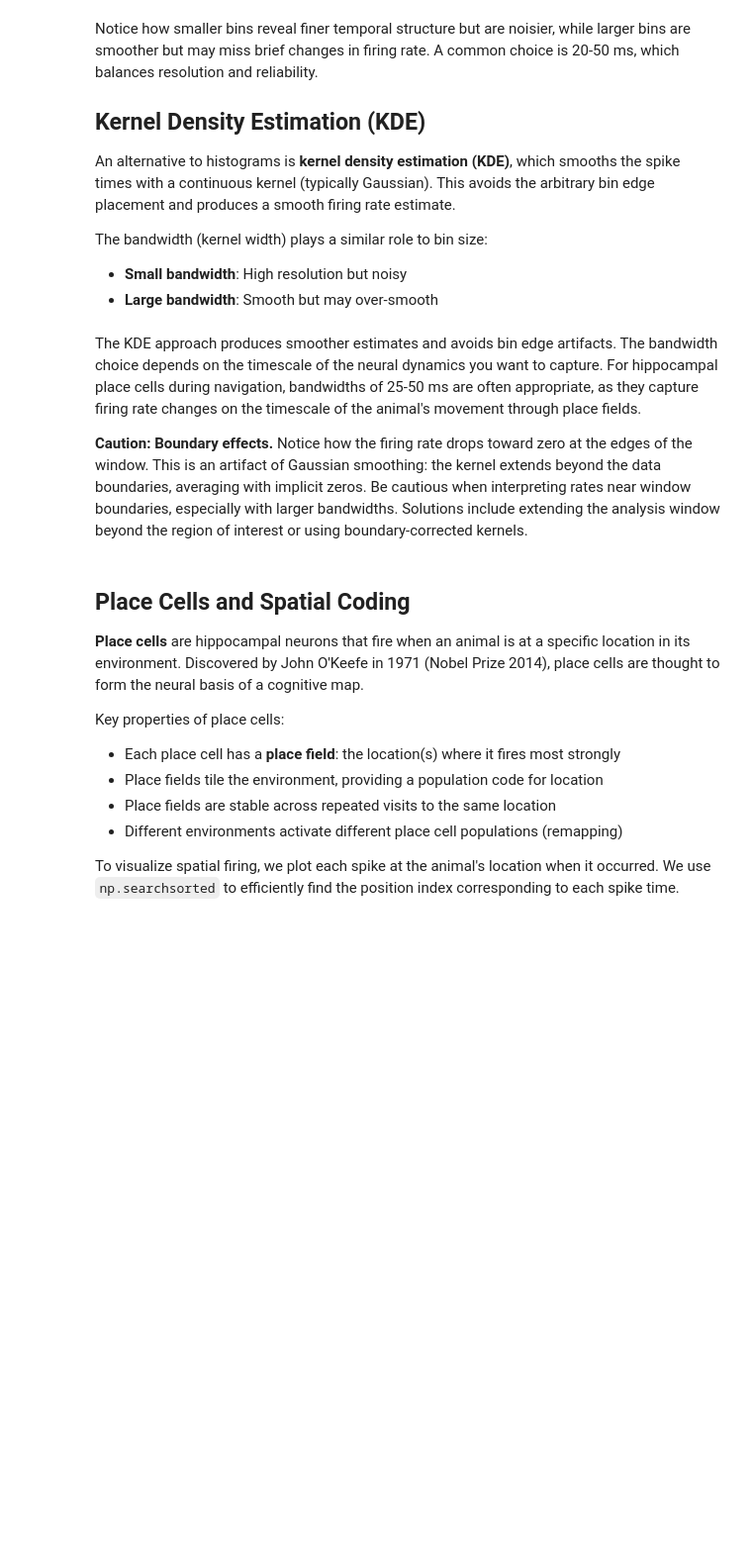
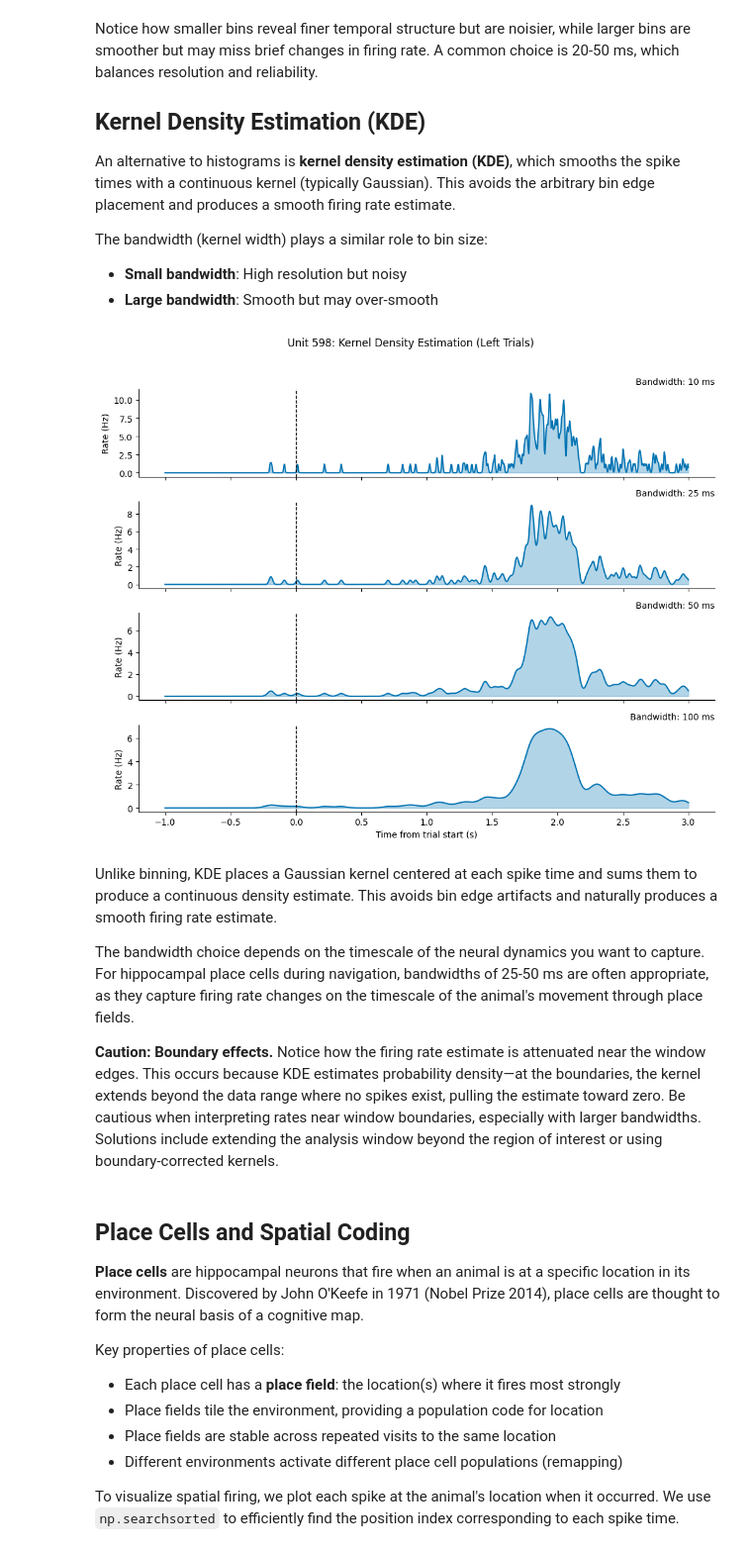
Before and after one commit to edeno/ncbs-neural-circuits-navigation, a Jupyter notebook: notebooks/02-spike-stimulus-analysis.ipynb, the cells around one changed output. Shown at 99% size. Cells and saved outputs as stored; diff of their text form; code cells hidden in the pictures; blank space fills up the shorter version.

```diff
--- a/notebooks/02-spike-stimulus-analysis.ipynb
+++ b/notebooks/02-spike-stimulus-analysis.ipynb
@@ -476,54 +478,60 @@ The bandwidth (kernel width) plays a similar role to bin size:
 - **Small bandwidth**: High resolution but noisy
 - **Large bandwidth**: Smooth but may over-smooth
 # %%
-# Create a fine-resolution spike density function
-fine_bin_size = 0.001  # 1 ms bins for high resolution
-fine_bins = np.arange(psth_window[0], psth_window[1] + fine_bin_size, fine_bin_size)
-fine_centers = fine_bins[:-1] + fine_bin_size / 2
+# Pool all spikes from left trials for KDE
+all_left_spikes = np.concatenate(left_aligned)
 
-# Compute spike counts at fine resolution
-fine_counts = np.zeros(len(fine_bins) - 1)
-for spikes in left_aligned:
-    fine_counts += np.histogram(spikes, bins=fine_bins)[0]
+# Create evaluation points for the KDE
+eval_points = np.linspace(psth_window[0], psth_window[1], 1000)
 
-# Convert to firing rate
-fine_rate = fine_counts / len(left_aligned) / fine_bin_size
-
-# Apply Gaussian smoothing with different bandwidths
+# Compare different bandwidths
 bandwidths_ms = [10, 25, 50, 100]  # in milliseconds
 
 fig, axes = plt.subplots(len(bandwidths_ms), 1, figsize=(10, 8), sharex=True)
 
 for ax, bw_ms in zip(axes, bandwidths_ms):
-    # Convert bandwidth from ms to bins (sigma in bins)
-    sigma_bins = (bw_ms / 1000) / fine_bin_size
-    smoothed_rate = gaussian_filter1d(fine_rate, sigma=sigma_bins)
+    # Convert bandwidth from ms to seconds
+    bw_sec = bw_ms / 1000
 
-    ax.fill_between(fine_centers, smoothed_rate, alpha=0.3, color=LEFT_COLOR)
-    ax.plot(fine_centers, smoothed_rate, color=LEFT_COLOR, linewidth=1.5)
+    # Fit KDE with specified bandwidth (bw_method is the standard deviation)
+    kde = gaussian_kde(all_left_spikes, bw_method=bw_sec)
+
+    # Evaluate the density at our points
+    # KDE returns probability density; multiply by total spike count and divide
+    # by number of trials to get average firing rate (spikes/second/trial)
+    density = kde(eval_points)
+    firing_rate = density * len(all_left_spikes) / len(left_aligned)
+
+    ax.fill_between(eval_points, firing_rate, alpha=0.3, color=LEFT_COLOR)
+    ax.plot(eval_points, firing_rate, color=LEFT_COLOR, linewidth=1.5)
     ax.axvline(0, color="black", linestyle="--", linewidth=1)
     ax.set_ylabel("Rate (Hz)")
     ax.set_title(f"Bandwidth: {bw_ms} ms", loc="right", fontsize=10)
     ax.spines[["top", "right"]].set_visible(False)
 
 axes[-1].set_xlabel("Time from trial start (s)")
 fig.suptitle(f"Unit {unit_idx}: Kernel Density Estimation (Left Trials)", y=1.02)
 
 plt.tight_layout()
 plt.show()
+# %% [output]
+[figure, added]
 # %% [markdown]
-The KDE approach produces smoother estimates and avoids bin edge artifacts.
+Unlike binning, KDE places a Gaussian kernel centered at each spike time and sums
+them to produce a continuous density estimate. This avoids bin edge artifacts and
+naturally produces a smooth firing rate estimate.
+
 The bandwidth choice depends on the timescale of the neural dynamics you want
 to capture. For hippocampal place cells during navigation, bandwidths of 25-50 ms
 are often appropriate, as they capture firing rate changes on the timescale of
 the animal's movement through place fields.
 
-**Caution: Boundary effects.** Notice how the firing rate drops toward zero at
-the edges of the window. This is an artifact of Gaussian smoothing: the kernel
-extends beyond the data boundaries, averaging with implicit zeros. Be cautious
-when interpreting rates near window boundaries, especially with larger bandwidths.
-Solutions include extending the analysis window beyond the region of interest
-or using boundary-corrected kernels.
+**Caution: Boundary effects.** Notice how the firing rate estimate is attenuated
+near the window edges. This occurs because KDE estimates probability density—at
+the boundaries, the kernel extends beyond the data range where no spikes exist,
+pulling the estimate toward zero. Be cautious when interpreting rates near window
+boundaries, especially with larger bandwidths. Solutions include extending the
+analysis window beyond the region of interest or using boundary-corrected kernels.
 # %% [markdown]
 ## Place Cells and Spatial Coding
 
```
Also changed, not shown: parts of 8 cells of this notebook.
